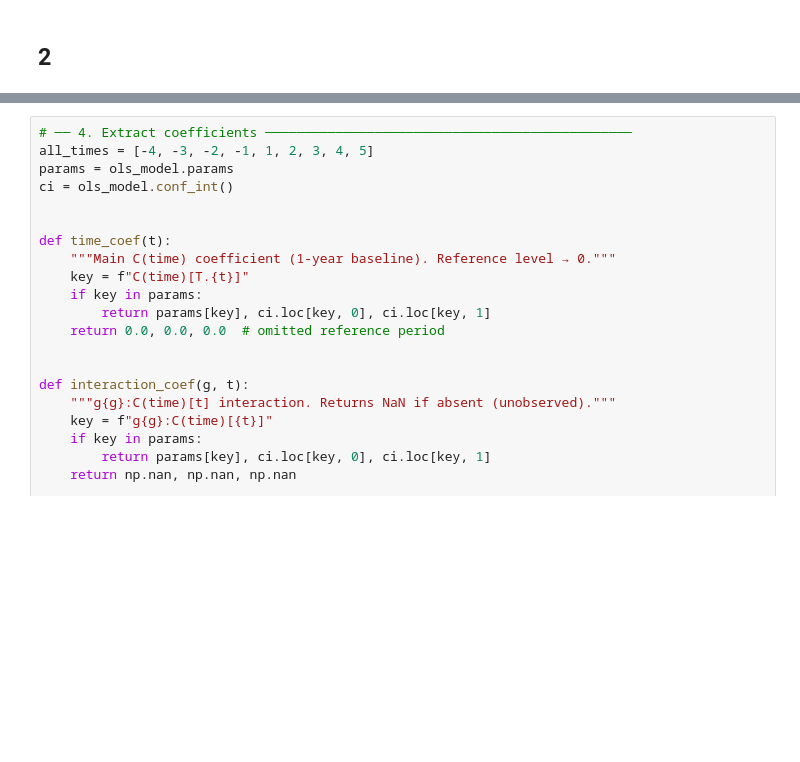
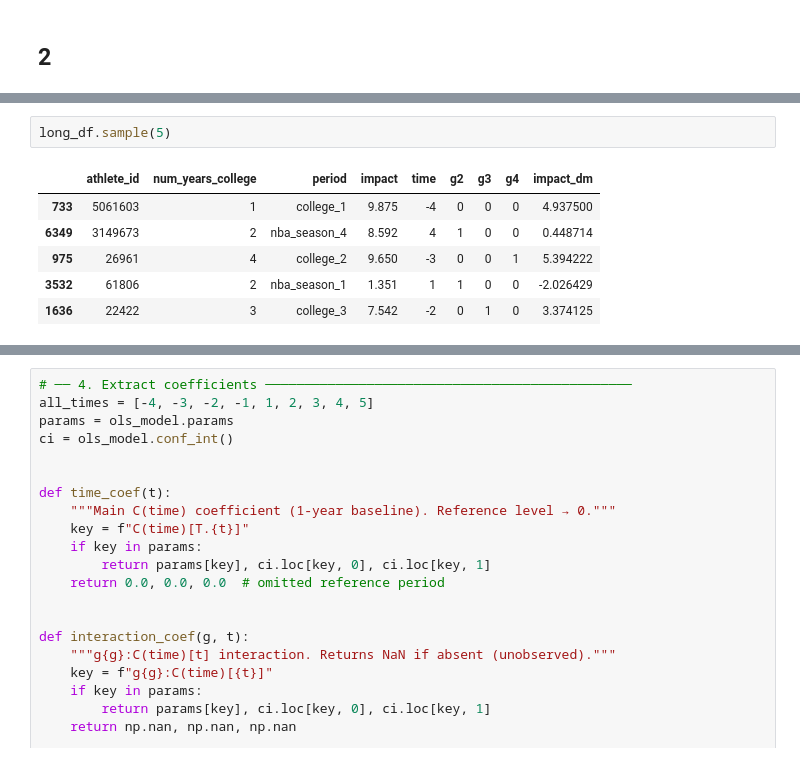
Before and after one commit to tina-ytyuan/SP26_IDS701_UDS_Project, a Jupyter notebook: nba_did.ipynb, the cells around one changed output, grey strips where cells are left out. Drawn from its saved outputs; the diff is of its cells as text; blank space fills up the shorter version.

```diff
--- a/nba_did.ipynb
+++ b/nba_did.ipynb
@@ -197,3 +233,12 @@ for g in [2, 3, 4]:
+# %%
+long_df.sample(5)
+# %% [output]
+|  | athlete_id | num_years_college | period | impact | time | g2 | g3 | g4 | impact_dm |
+| 733 | 5061603 | 1 | college_1 | 9.875 | -4 | 0 | 0 | 0 | 4.937500 |
+| 6349 | 3149673 | 2 | nba_season_4 | 8.592 | 4 | 1 | 0 | 0 | 0.448714 |
+| 975 | 26961 | 4 | college_2 | 9.650 | -3 | 0 | 0 | 1 | 5.394222 |
+| 3532 | 61806 | 2 | nba_season_1 | 1.351 | 1 | 1 | 0 | 0 | -2.026429 |
+| 1636 | 22422 | 3 | college_3 | 7.542 | -2 | 0 | 1 | 0 | 3.374125 |
 # %%
 # ── 3. OLS with player + time FE, group-×-time interactions ──────────────
 # Absorb player FE by demeaning (within-estimator) to avoid SVD non-convergence
```
Also changed, not shown: parts of 4 cells of this notebook, 2 other files.
